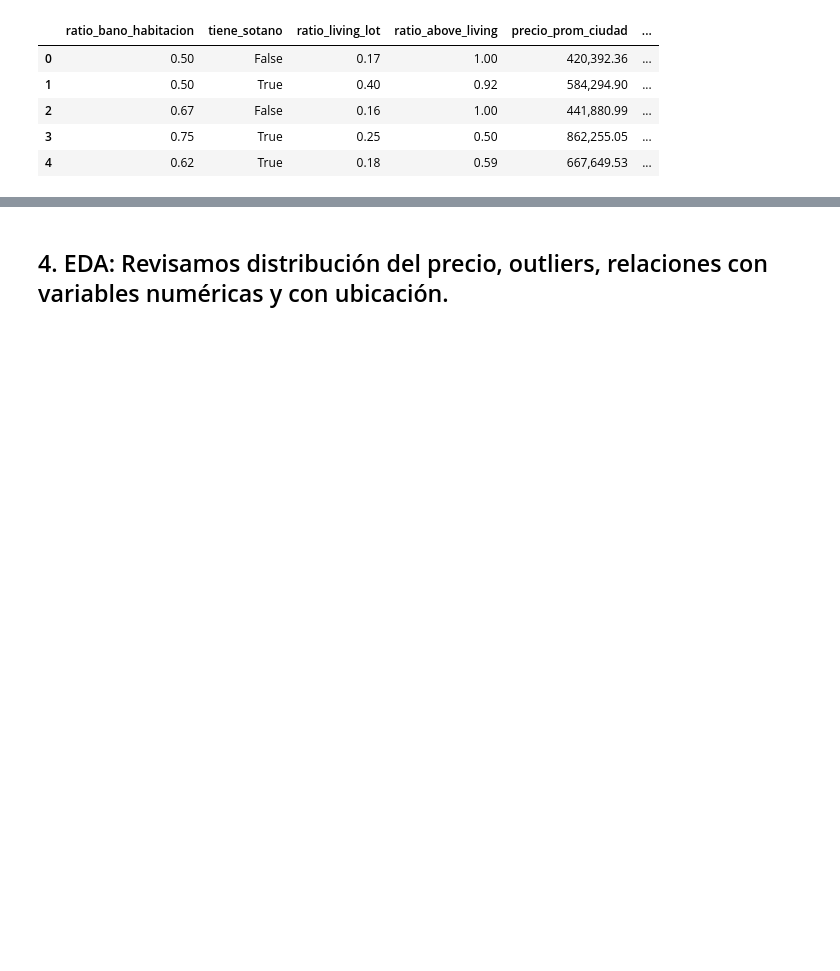
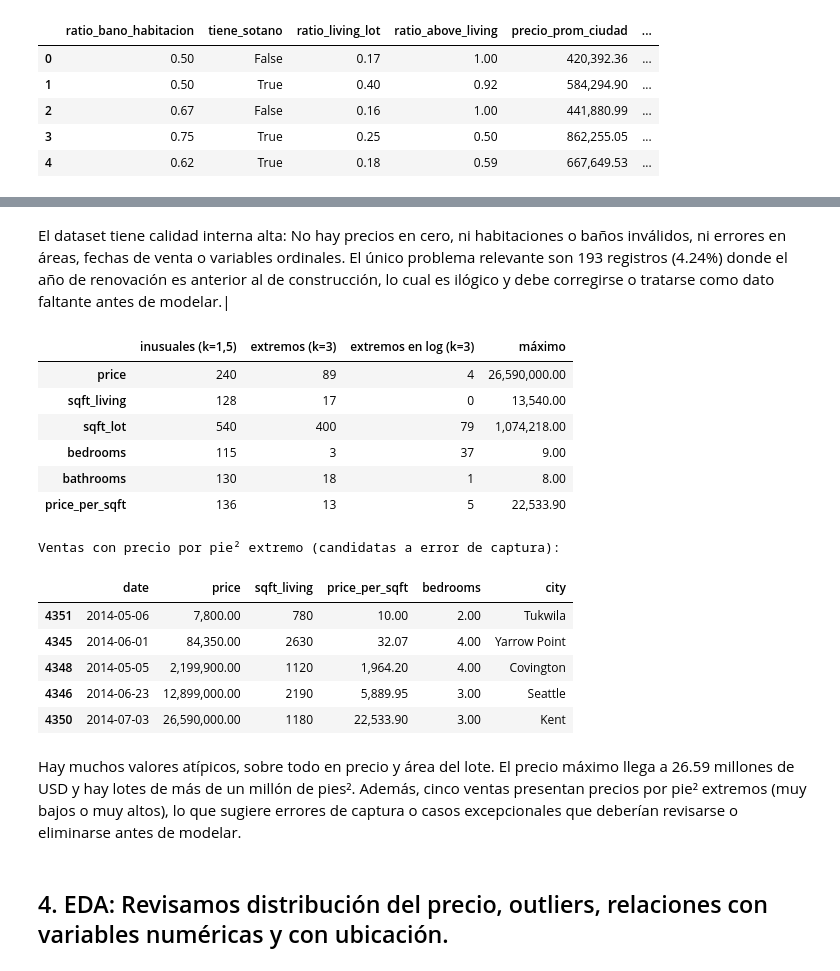
Before and after one commit to wantuds-crypto/Ciencia-datos-curso, a Jupyter notebook: Final_precios_inmuebles.ipynb, the cells around one changed output, grey strips where cells are left out. Cells and saved outputs as stored; diff of their text form; code cells hidden in the pictures; blank space fills up the shorter version.

```diff
--- a/Final_precios_inmuebles.ipynb
+++ b/Final_precios_inmuebles.ipynb
@@ -370,2 +450,43 @@ NameError: name 'raw' is not defined
+# %% [markdown]
+El dataset tiene calidad interna alta: No hay precios en cero, ni habitaciones o baños inválidos, ni errores en áreas, fechas de venta o variables ordinales. El único problema relevante son 193 registros (4.24%) donde el año de renovación es anterior al de construcción, lo cual es ilógico y debe corregirse o tratarse como dato faltante antes de modelar.|
+# %%
+#Posibles valores atípicos
+def atipicos_tukey(s: pd.Series, k: float = 1.5, log: bool = False) -> pd.Series:
+    """Devuelve una máscara booleana con los valores fuera de las vallas de Tukey."""
+    x = np.log(s.where(s > 0)) if log else s
+    q1, q3 = x.quantile([.25, .75])
+    iqr = q3 - q1
+    return (x < q1 - k * iqr) | (x > q3 + k * iqr)
+
+K_TUKEY_EXTREMO = 3.0 # Definición de K_TUKEY_EXTREMO
+cols_atip = ["price", "sqft_living", "sqft_lot", "bedrooms", "bathrooms", "price_per_sqft"]
+diag_atip = pd.DataFrame({
+    "inusuales (k=1,5)": [atipicos_tukey(df[c]).sum() for c in cols_atip],
+    "extremos (k=3)": [atipicos_tukey(df[c], 3).sum() for c in cols_atip],
+    "extremos en log (k=3)": [atipicos_tukey(df[c], 3, log=True).sum() for c in cols_atip],
+    "máximo": [df[c].max() for c in cols_atip],
+}, index=cols_atip)
+display(diag_atip)
+
+mask_ext = atipicos_tukey(df["price_per_sqft"], K_TUKEY_EXTREMO, log=True) & (df["price"] > 0)
+print("Ventas con precio por pie² extremo (candidatas a error de captura):")
+df.loc[mask_ext, ["date", "price", "sqft_living", "price_per_sqft", "bedrooms", "city"]].sort_values("price_per_sqft")
+# %% [output]
+|  | inusuales (k=1,5) | extremos (k=3) | extremos en log (k=3) | máximo |
+| price | 240 | 89 | 4 | 26,590,000.00 |
+| sqft_living | 128 | 17 | 0 | 13,540.00 |
+| sqft_lot | 540 | 400 | 79 | 1,074,218.00 |
+| bedrooms | 115 | 3 | 37 | 9.00 |
+| bathrooms | 130 | 18 | 1 | 8.00 |
+| price_per_sqft | 136 | 13 | 5 | 22,533.90 |
+Ventas con precio por pie² extremo (candidatas a error de captura):
+|  | date | price | sqft_living | price_per_sqft | bedrooms | city |
+| 4351 | 2014-05-06 | 7,800.00 | 780 | 10.00 | 2.00 | Tukwila |
+| 4345 | 2014-06-01 | 84,350.00 | 2630 | 32.07 | 4.00 | Yarrow Point |
+| 4348 | 2014-05-05 | 2,199,900.00 | 1120 | 1,964.20 | 4.00 | Covington |
+| 4346 | 2014-06-23 | 12,899,000.00 | 2190 | 5,889.95 | 3.00 | Seattle |
+| 4350 | 2014-07-03 | 26,590,000.00 | 1180 | 22,533.90 | 3.00 | Kent |
+# %% [markdown]
+Hay muchos valores atípicos, sobre todo en precio y área del lote. El precio máximo llega a 26.59 millones de USD y hay lotes de más de un millón de pies². Además, cinco ventas presentan precios por pie² extremos (muy bajos o muy altos), lo que sugiere errores de captura o casos excepcionales que deberían revisarse o eliminarse antes de modelar.
 # %% [markdown]
 ## 4. EDA: Revisamos distribución del precio, outliers, relaciones con variables numéricas y con ubicación.
```
Also changed, not shown: parts of 6 cells of this notebook.
